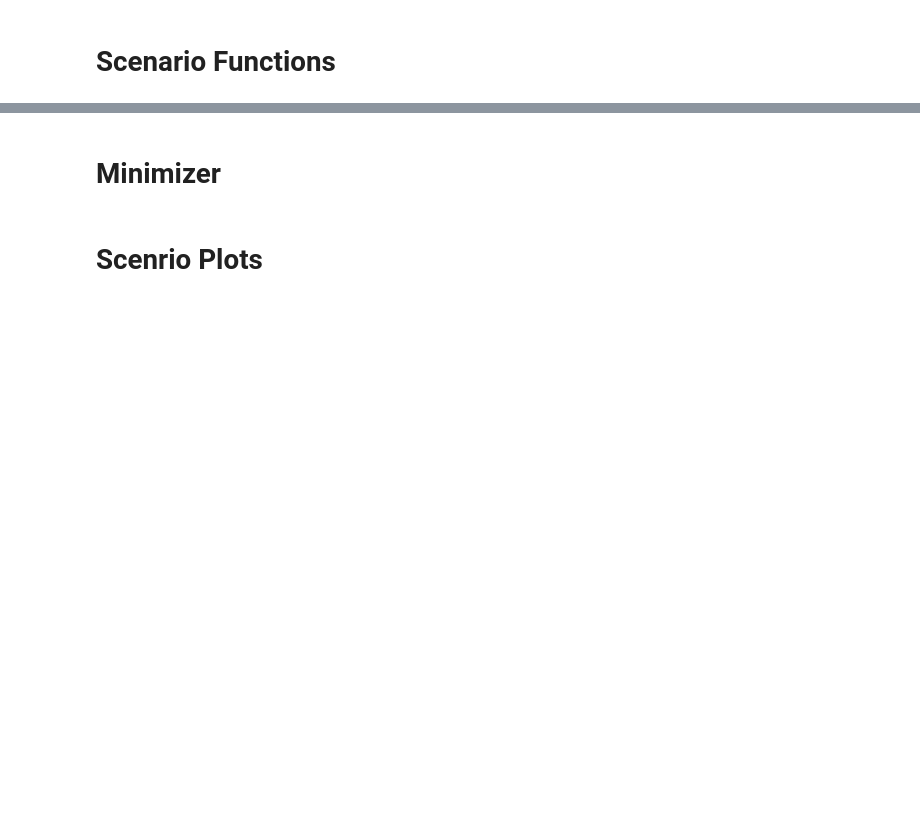
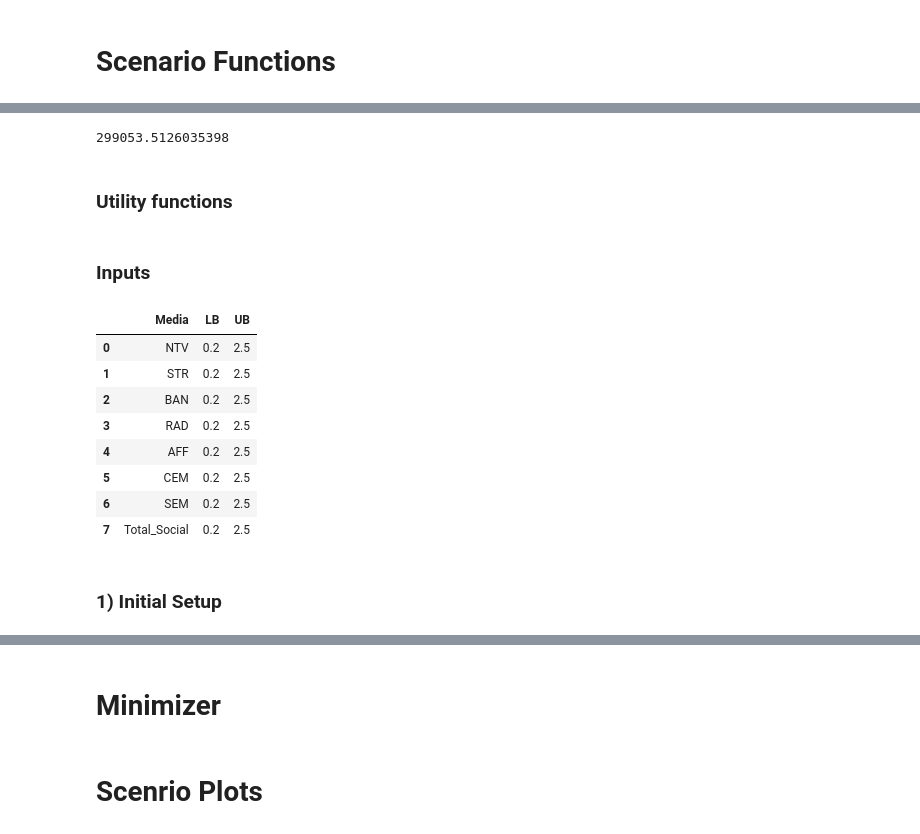
Before and after one commit to DONGZ027/craft001_SOUL, a Jupyter notebook: lab.ipynb, the cells around one changed output, grey strips where cells are left out. Saved outputs shown, nothing was run; the diff lists cells and outputs as text; code cells hidden in the pictures; blank space fills up the shorter version.

```diff
--- a/lab.ipynb
+++ b/lab.ipynb
@@ -14,7 +18,7 @@ import warnings
 # Ignore all warnings
 warnings.filterwarnings("ignore")
 # %%
-region_name = 'WDW'
+region_name = 'UK'
 # %%
 parent_path = 'C:\\Users\\DONGZ027\\Desktop\\Local Crafts\\craft001_Soul'
 
@@ -114,11 +118,16 @@ def processing_spend_df(file_path):
     data.reset_index(inplace=True)
     data.rename(columns={'index': 'FIS_MO_NB'}, inplace=True)
     data['FIS_MO_NB'] = np.arange(1, 13)
+    for x in data.columns[1:]:
+        data[x] = data[x].astype(float).round(1)
     return data
 
 
-scenario1 = processing_spend_df(f"{parent_path}\\samples\WDW Demo\WDW_FY24.csv")
-scenario2 = processing_spend_df(f"{parent_path}\\samples\WDW Demo\WDW_FY24_110.csv")
+scenario1 = processing_spend_df(f"{parent_path}/samples/UK Demo/DLP_UK_FY23.csv")
+scenario2 = processing_spend_df(f"{parent_path}/samples/UK Demo/DLP_UK_FY23_110.csv")
+scenario3 = processing_spend_df(f"{parent_path}/samples/UK Demo/DLP_UK_FY23_4million.csv")
+scenario4 = processing_spend_df(f"{parent_path}/samples/UK Demo/DLP_UK_4million_revised.csv")
+
 base_year = scenario1
 # %% [markdown]
 # Scenario Functions
@@ -704,0 +675,7 @@ def optimization_summary(plan0, plan1, planning_year, planning_months, rewards,
+# %%
+check = plan_forecast_craft(scenario4, 2024, 0, 0, 0.001)[1]
+check.iloc[:, -1].sum()
+# %% [output]
+299053.5126035398
+# %% [markdown]
+### Utility functions
@@ -704,0 +696,21 @@ def optimization_summary(plan0, plan1, planning_year, planning_months, rewards,
+# %% [markdown]
+### Inputs
+# %%
+medias = scenario3.columns[1:]
+bounds = pd.DataFrame({
+    'Media' : medias,
+    'LB' : [0.2] * len(medias),
+    'UB' : [2.5] * len(medias)
+})
+
+bounds
+# %% [output]
+|  | Media | LB | UB |
+| 0 | NTV | 0.2 | 2.5 |
+| 1 | STR | 0.2 | 2.5 |
+| 2 | BAN | 0.2 | 2.5 |
+| 3 | RAD | 0.2 | 2.5 |
+| 4 | AFF | 0.2 | 2.5 |
+| 5 | CEM | 0.2 | 2.5 |
+| 6 | SEM | 0.2 | 2.5 |
+| 7 | Total_Social | 0.2 | 2.5 |
@@ -704,0 +724,2 @@ def optimization_summary(plan0, plan1, planning_year, planning_months, rewards,
+# %% [markdown]
+### 1) Initial Setup
```
Also changed, not shown: parts of 28 cells of this notebook, 7 other files.
